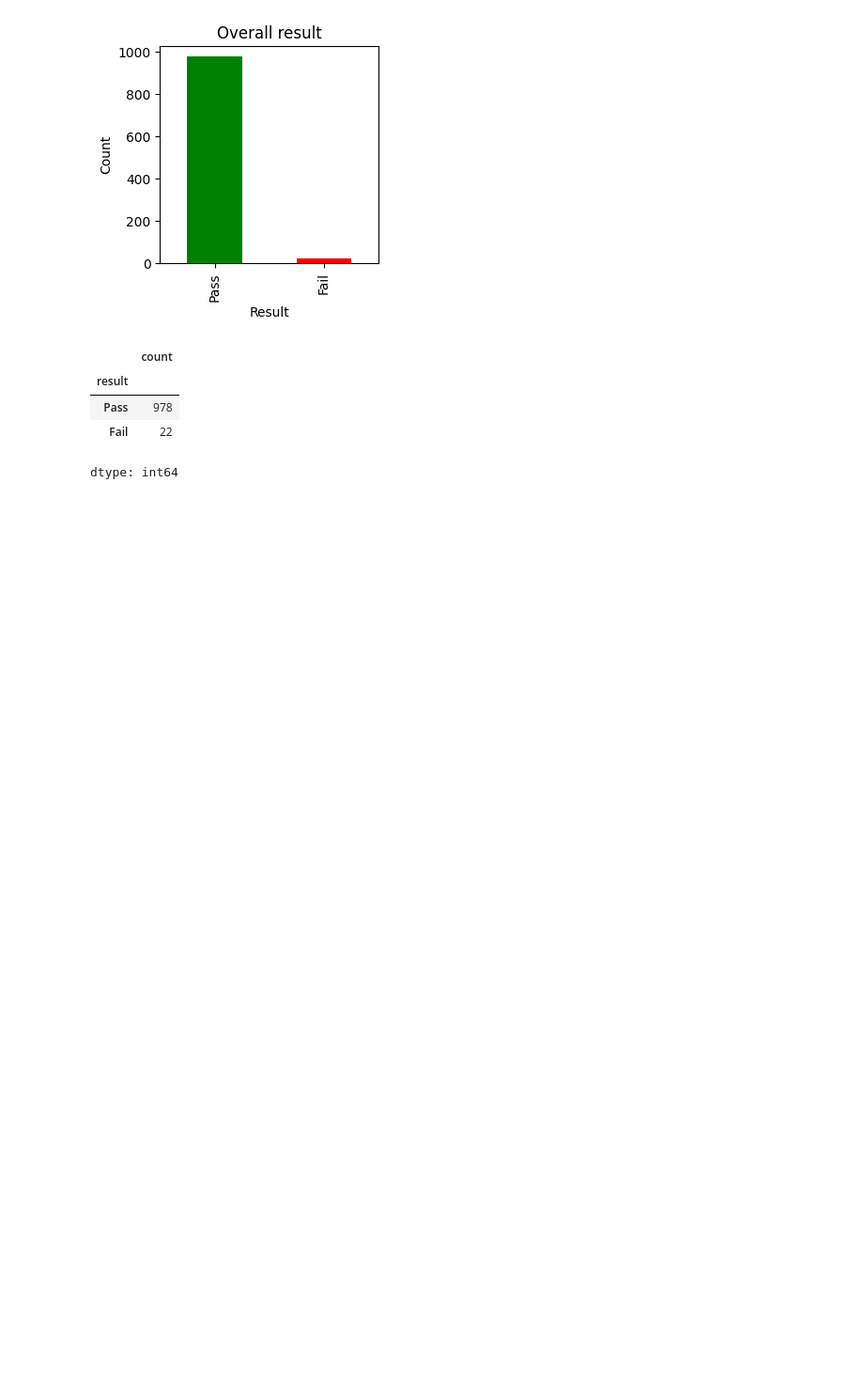
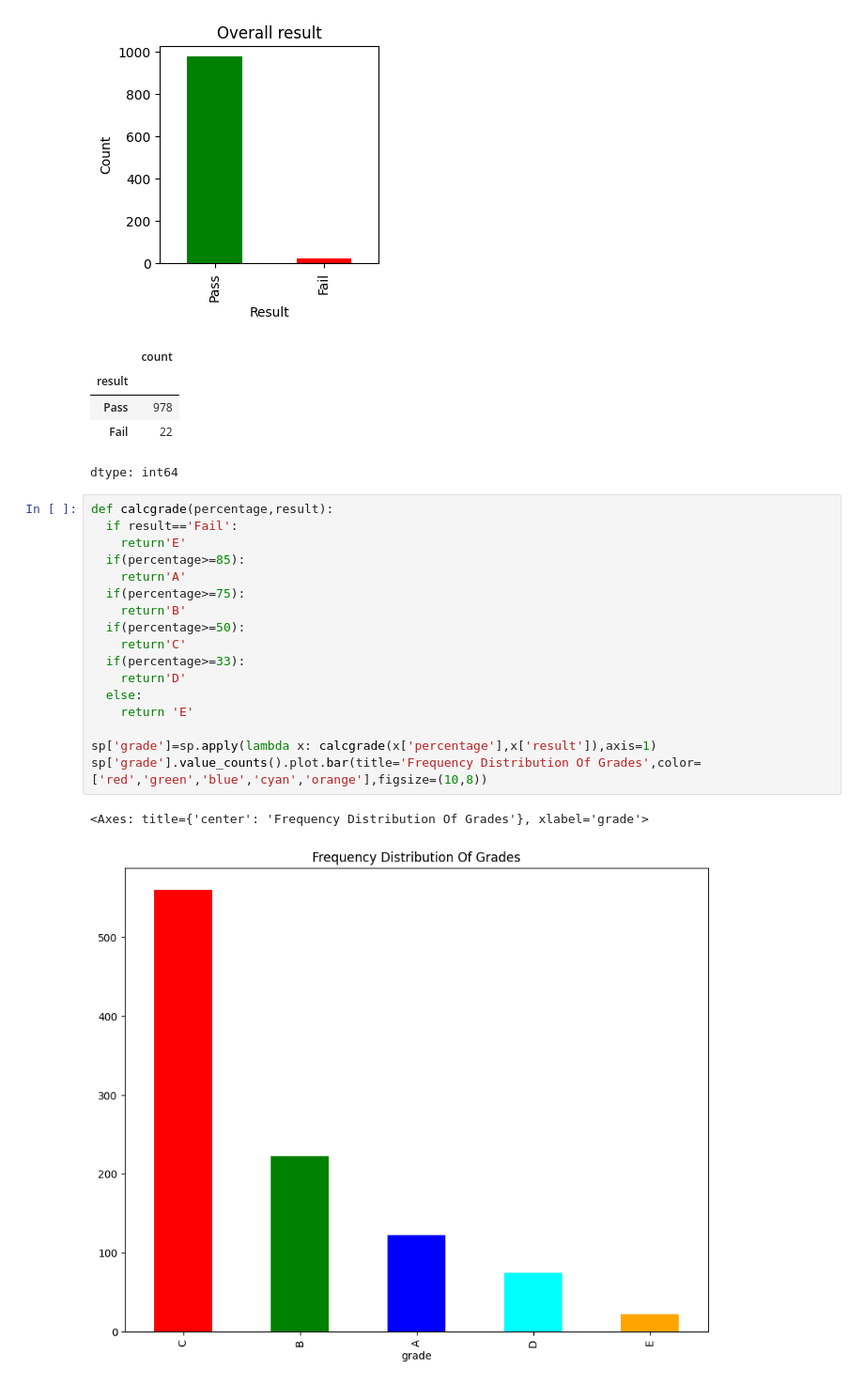
Before and after one commit to RaoFaris/Student-Performance-Analytics-Marks-Prediction-Rules-Engine-non-ML-, a Jupyter notebook: StudentsPerformance.ipynb, the cells around one changed output. Shown: that part at 94% size. Saved outputs shown, nothing was run; the diff lists cells and outputs as text; blank space fills up the shorter version.

Commit message:
grade calculation logic and visual analysis, grade distribution by gender,lunch,test prep,ethnicity and parental education

```diff
--- a/StudentsPerformance.ipynb
+++ b/StudentsPerformance.ipynb
@@ -105,3 +105,23 @@ sp['result'].value_counts()
 | Pass | 978 |
 | Fail | 22 |
 dtype: int64
+# %%
+def calcgrade(percentage,result):
+  if result=='Fail':
+    return'E'
+  if(percentage>=85):
+    return'A'
+  if(percentage>=75):
+    return'B'
+  if(percentage>=50):
+    return'C'
+  if(percentage>=33):
+    return'D'
+  else:
+    return 'E'
+
+sp['grade']=sp.apply(lambda x: calcgrade(x['percentage'],x['result']),axis=1)
+sp['grade'].value_counts().plot.bar(title='Frequency Distribution Of Grades',color=['red','green','blue','cyan','orange'],figsize=(10,8))
+# %% [output]
+<Axes: title={'center': 'Frequency Distribution Of Grades'}, xlabel='grade'>
+[figure, added]
```
Also changed, not shown: parts of 7 cells of this notebook.
